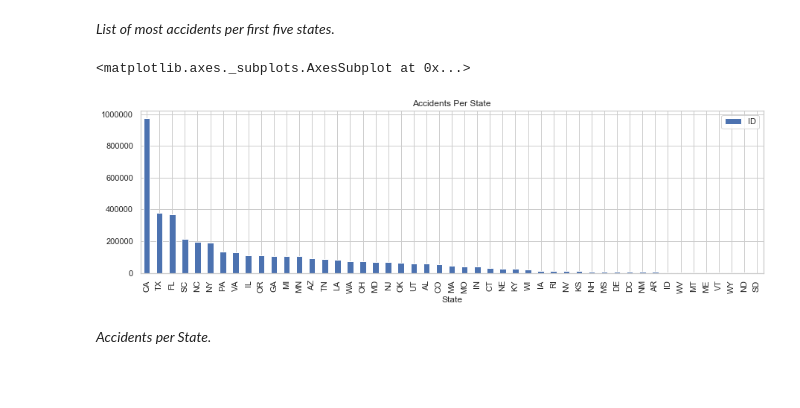
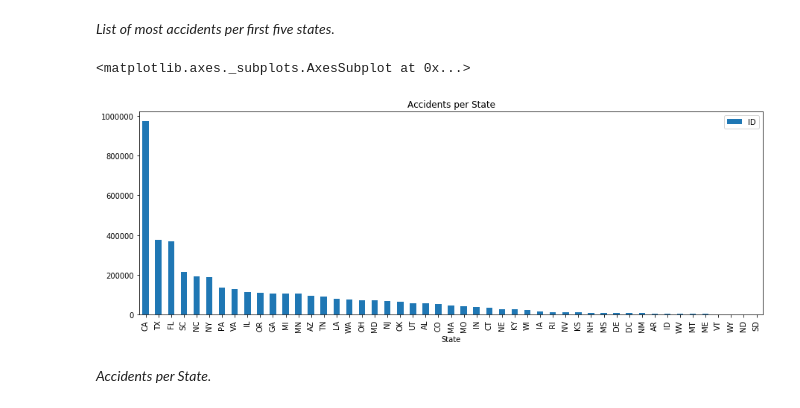
Before and after one commit to jleeboyd/US_Traffic_Accidents, a Jupyter notebook: Boyd_Final_Project.ipynb, the cells around one changed output. Cells and saved outputs as stored; diff of their text form; code cells hidden in the pictures; blank space fills up the shorter version.

```diff
--- a/Boyd_Final_Project.ipynb
+++ b/Boyd_Final_Project.ipynb
@@ -74,0 +79,8 @@ dtype: int64
+# %%
+def graphResults(xAxis, graphTitle, dim1, dim2, sortValue, isAsc):
+    if sortValue in data.columns:
+        accidents_per_value = data.groupby(xAxis)[['ID']].count()
+        accidents_per_value = accidents_per_value.sort_values(by = sortValue, ascending = isAsc)
+        return accidents_per_value.plot.bar(title = graphTitle, figsize = (dim1,dim2))
+    else:
+        return 'Column not in dataframe.'
@@ -90,12 +110,12 @@ accidents_per_state.head()
 | CO | 54035 |
 # %% [markdown]
 *List of most accidents per first five states.*
-# %%
-accidents_per_state = accidents_per_state.sort_values(by = "ID", ascending = False)
-accidents_per_state.plot.bar(title = 'Accidents Per State', figsize = (15,4))
-# %% [output]
-<matplotlib.axes._subplots.AxesSubplot at 0x...>
-[figure, removed]
+# %%
+# Remove later due to duplication below
+graphResults('State', 'Accidents per State', 15, 5, 'ID', False)
+# %% [output]
+<matplotlib.axes._subplots.AxesSubplot at 0x...>
+[figure, added]
 # %% [markdown]
 *Accidents per State.*
 # %%
```
Also changed, not shown: parts of 76 cells of this notebook.
